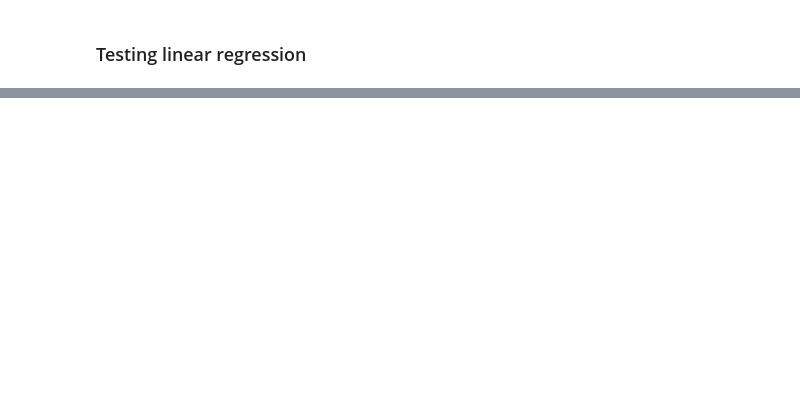
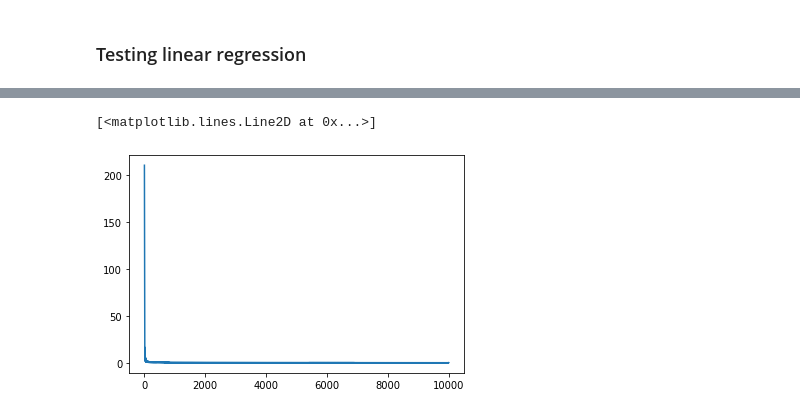
Before and after one commit to lustea0201/dl_projects, a Jupyter notebook: project2/main.ipynb, the cells around one changed output, grey strips where cells are left out. Cells and saved outputs as stored; diff of their text form; code cells hidden in the pictures; blank space fills up the shorter version.

```diff
--- a/project2/main.ipynb
+++ b/project2/main.ipynb
@@ -165,0 +214,57 @@ plt.plot(losses)
+# %%
+input_dim, h1, h2, h3, output_dim = 28**2, 100, 50, 20, 10
+
+model = Sequential(Linear(input_dim, h1),
+                   Tanh(),
+                   Linear(h1, h2),
+                   Tanh(),
+                   Linear(h2, h3),
+                   Tanh(),
+                   Linear(h3, output_dim))
+
+
+losses, d_w, d_b = [], [], []
+
+
+nb_epochs = 1000
+mini_batch_size = 100
+lr = 1e-1/n_samples*mini_batch_size
+
+
+
+for epoch in range(nb_epochs):
+
+    model.zero_grad()
+
+    for i in range(0, train_input.size(0), mini_batch_size):
+        input_ = train_input.narrow(0, i, mini_batch_size)
+        target = train_target.narrow(0, i, mini_batch_size)
+
+        # forward pass
+        out = model.forward(input_)
+        loss = LS.forward(out, target)
+        # backward pass
+        grad_output = LS.backward()
+        grad_input = model.backward(grad_output)
+
+        for layer in model.layers:
+            if layer.trainable:
+                layer.W -= lr*layer.grad_W
+                layer.b -= lr*layer.grad_b
+
+        losses.append(loss.item())
+
+    if epoch %100 == 1:
+        prediction_train = model.forward(train_input).argmax(axis = 1)
+        target_train = train_target.argmax(axis = 1)
+        accuracy_train = (prediction_train == target_train).sum()/len(target_train)
+        prediction_test = model.forward(test_input).argmax(axis = 1)
+        target_test = test_target.argmax(axis = 1)
+        accuracy_test = (prediction_test == target_test).sum()/len(target_test)
+        print('Epoch {:d}: loss = {:.3f}, accuracy = {:.1f}% (train)/{:.1f}% (test))'.format(epoch, loss.item(),
+                                                                                             accuracy_train*100,
+                                                                                             accuracy_test*100))
+
+
+plt.plot(losses)
+# %% [output]
@@ -165,0 +281,2 @@ plt.plot(losses)
+[<matplotlib.lines.Line2D at 0x...>]
+[figure, added]
```
Also changed, not shown: parts of 13 cells of this notebook.
